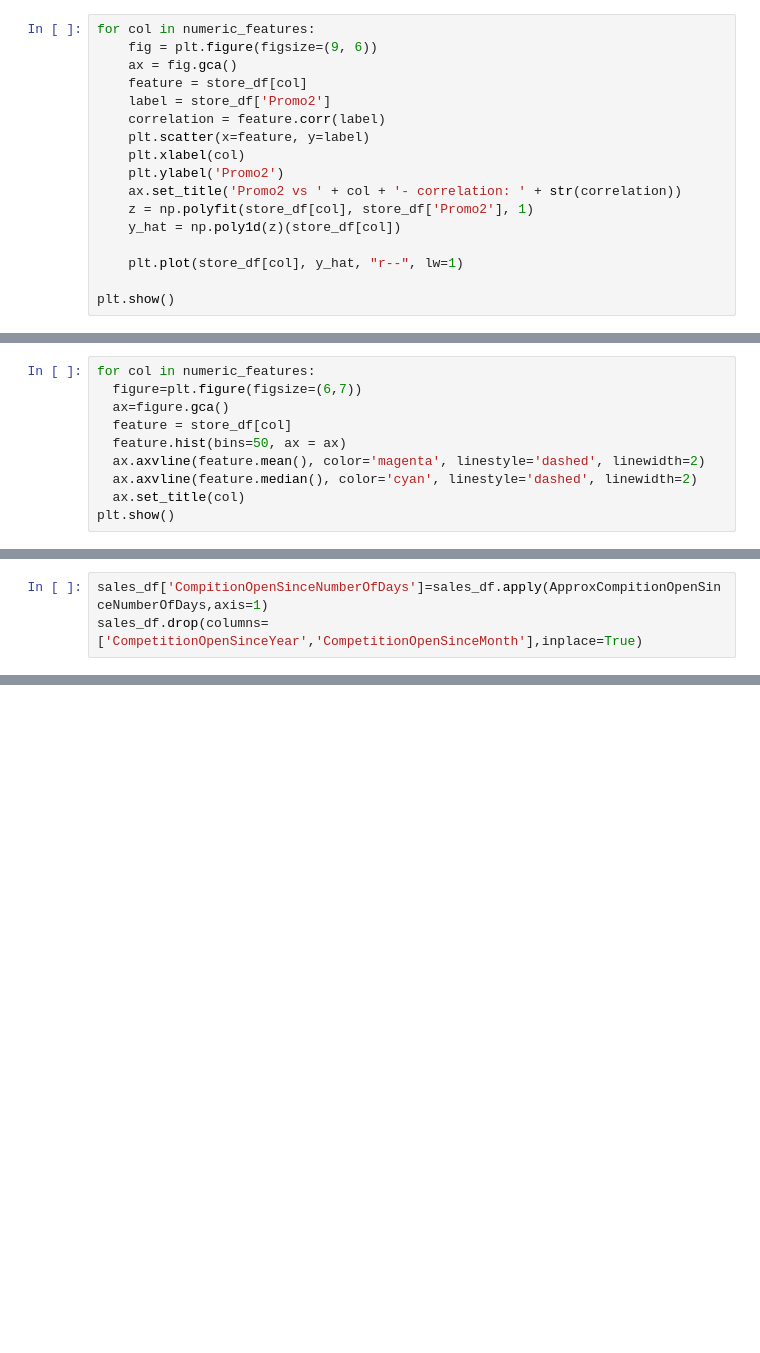
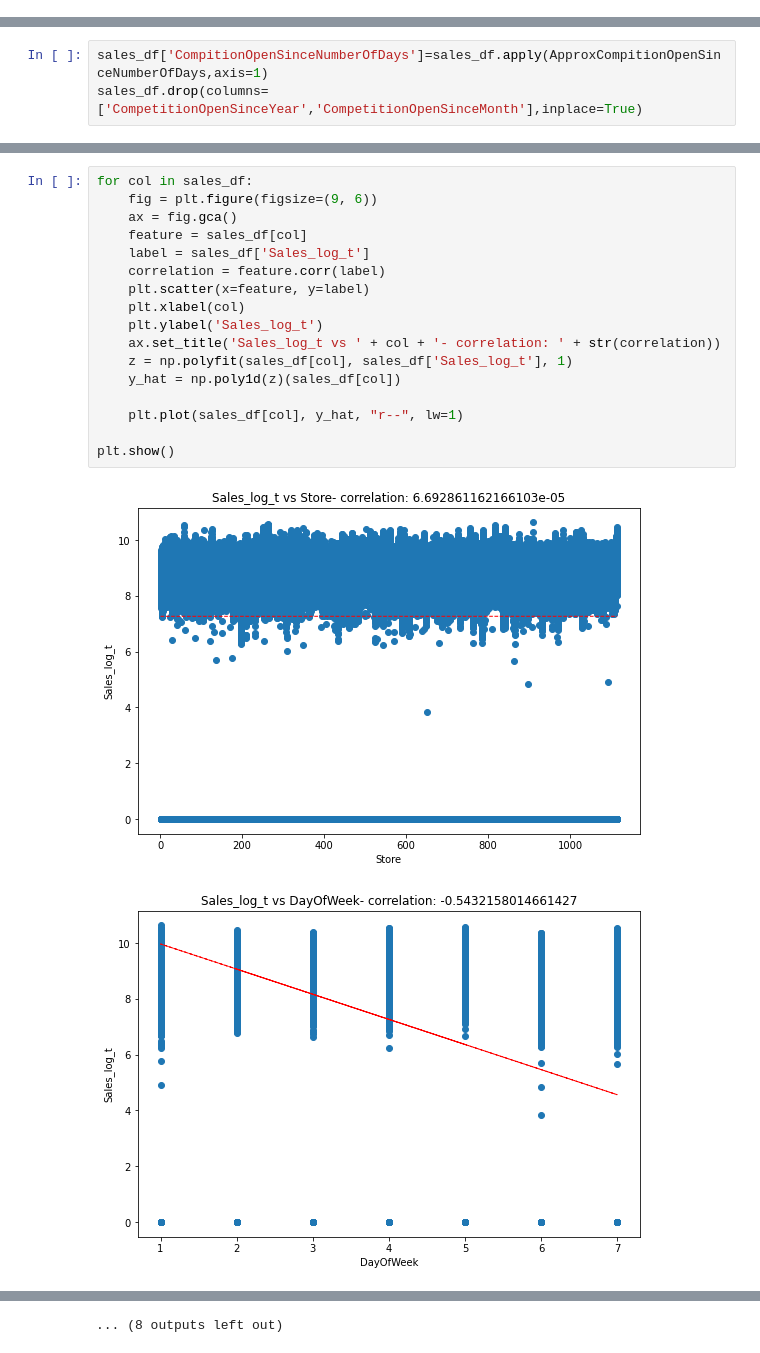
Before and after one commit to hrithikwel8/Rossmann_Sales_Prediction, a Jupyter notebook: Vridhi_Rossmann_Sales_Prediction_Capstone_Project.ipynb, the cells around one changed output, grey strips where cells are left out. Cells and saved outputs as stored; diff of their text form; blank space fills up the shorter version.

```diff
--- a/Vridhi_Rossmann_Sales_Prediction_Capstone_Project.ipynb
+++ b/Vridhi_Rossmann_Sales_Prediction_Capstone_Project.ipynb
@@ -242,20 +242,3 @@ store_df.describe()
 n=['Store','CompetitionDistance','Promo2','Promo2SinceWeek','Promo2SinceYear','PromoInterval1','PromoInterval2','PromoInterval3','CompetitionOpenSinceMonth','CompetitionOpenSinceYear','StoreType1','StoreType2','StoreType3','StoreType4','AssortmentLeve1','AssortmentLeve2','AssortmentLeve3']
 # %%
 numeric_features= store_df[n]
-# %%
-for col in numeric_features:
-    fig = plt.figure(figsize=(9, 6))
-    ax = fig.gca()
-    feature = store_df[col]
-    label = store_df['Promo2']
-    correlation = feature.corr(label)
-    plt.scatter(x=feature, y=label)
-    plt.xlabel(col)
-    plt.ylabel('Promo2')
-    ax.set_title('Promo2 vs ' + col + '- correlation: ' + str(correlation))
-    z = np.polyfit(store_df[col], store_df['Promo2'], 1)
-    y_hat = np.poly1d(z)(store_df[col])
-
-    plt.plot(store_df[col], y_hat, "r--", lw=1)
-
-plt.show()
@@ -280,13 +249,3 @@ sns.heatmap(abs(correlation), annot=True, cmap='coolwarm')
 # %% [output]
 <matplotlib.axes._subplots.AxesSubplot at 0x...>
 [figure]
-# %%
-for col in numeric_features:
-  figure=plt.figure(figsize=(6,7))
-  ax=figure.gca()
-  feature = store_df[col]
-  feature.hist(bins=50, ax = ax)
-  ax.axvline(feature.mean(), color='magenta', linestyle='dashed', linewidth=2)
-  ax.axvline(feature.median(), color='cyan', linestyle='dashed', linewidth=2)
-  ax.set_title(col)
-plt.show()
@@ -322,0 +291,20 @@ sales_df.drop(columns=['CompetitionOpenSinceYear','CompetitionOpenSinceMonth'],i
+# %%
+for col in sales_df:
+    fig = plt.figure(figsize=(9, 6))
+    ax = fig.gca()
+    feature = sales_df[col]
+    label = sales_df['Sales_log_t']
+    correlation = feature.corr(label)
+    plt.scatter(x=feature, y=label)
+    plt.xlabel(col)
+    plt.ylabel('Sales_log_t')
+    ax.set_title('Sales_log_t vs ' + col + '- correlation: ' + str(correlation))
+    z = np.polyfit(sales_df[col], sales_df['Sales_log_t'], 1)
+    y_hat = np.poly1d(z)(sales_df[col])
+
+    plt.plot(sales_df[col], y_hat, "r--", lw=1)
+
+plt.show()
+# %% [output]
+[figure, added]
+[figure, added]
@@ -322,0 +321 @@ sales_df.drop(columns=['CompetitionOpenSinceYear','CompetitionOpenSinceMonth'],i
+... (8 outputs left out)
```
Also changed, not shown: parts of 8 cells of this notebook.
